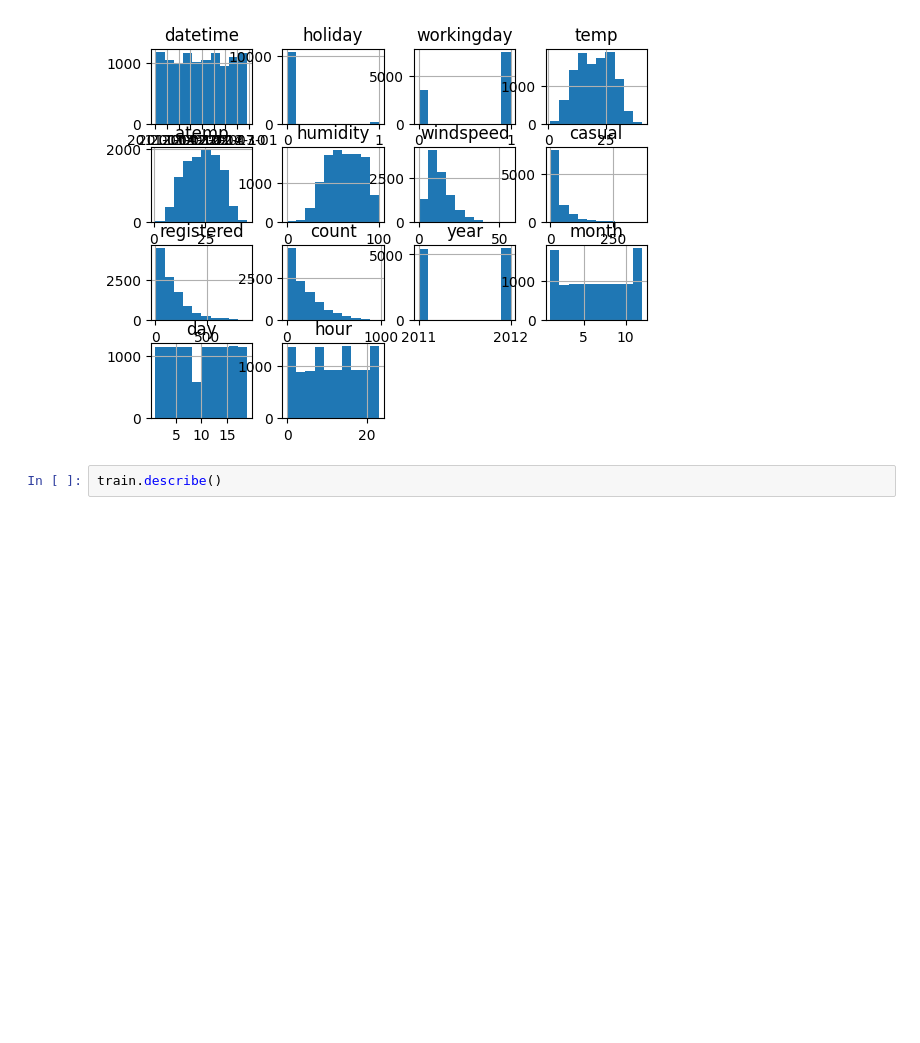
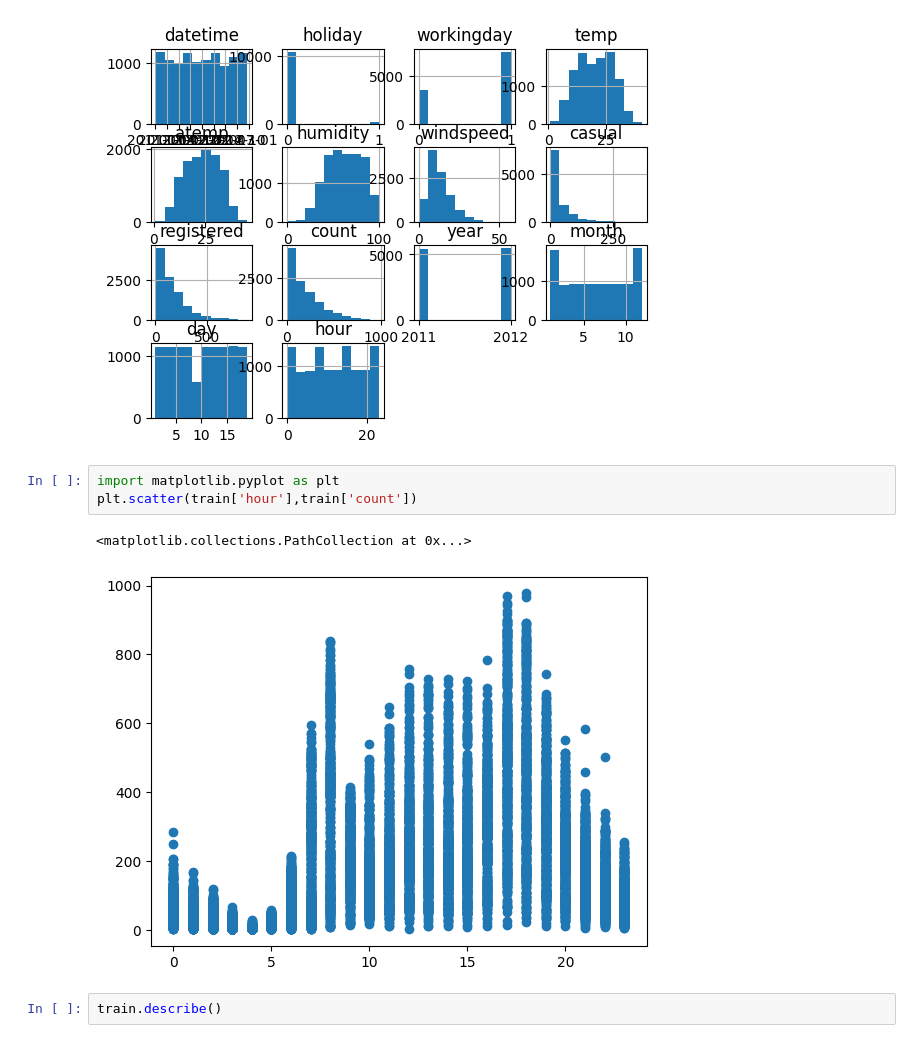
Before and after one commit to jhmao697/cd0385-project-starter, a Jupyter notebook: project/project-bike-share-demand.ipynb, the cells around one changed output. Drawn from its saved outputs; the diff is of its cells as text; blank space fills up the shorter version.

```diff
--- a/project/project-bike-share-demand.ipynb
+++ b/project/project-bike-share-demand.ipynb
@@ -423,6 +423,12 @@ array([[<AxesSubplot:title={'center':'datetime'}>,
         <AxesSubplot:title={'center':'hour'}>, <AxesSubplot:>,
         <AxesSubplot:>]], dtype=object)
 [figure]
+# %%
+import matplotlib.pyplot as plt
+plt.scatter(train['hour'],train['count'])
+# %% [output]
+<matplotlib.collections.PathCollection at 0x...>
+[figure, added]
 # %%
 train.describe()
 # %% [output]
```
Also changed, not shown: parts of 19 cells of this notebook, 7 other files.
